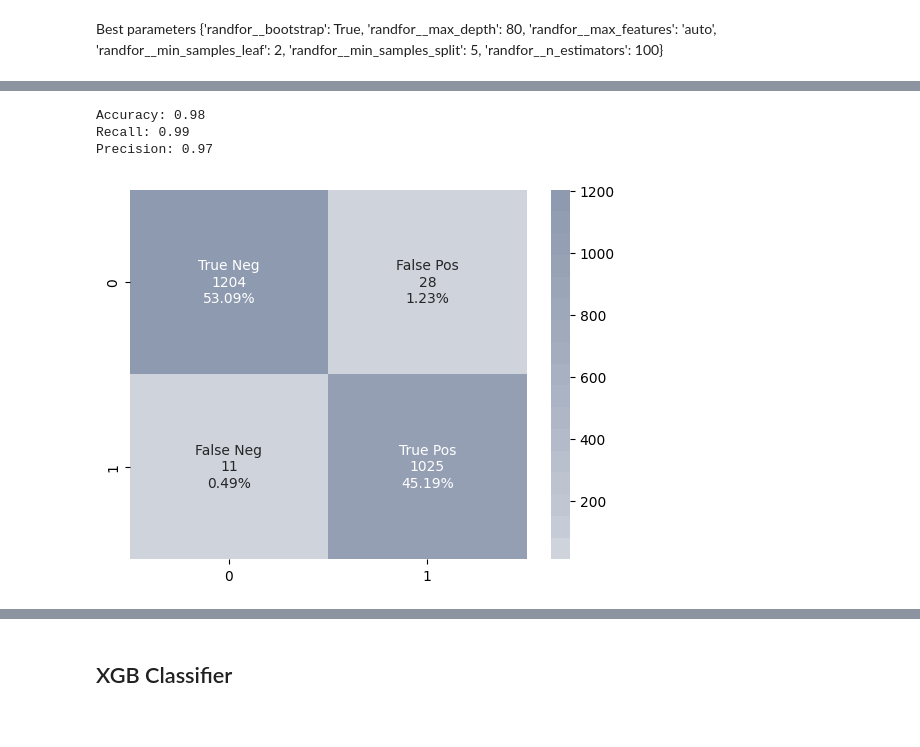
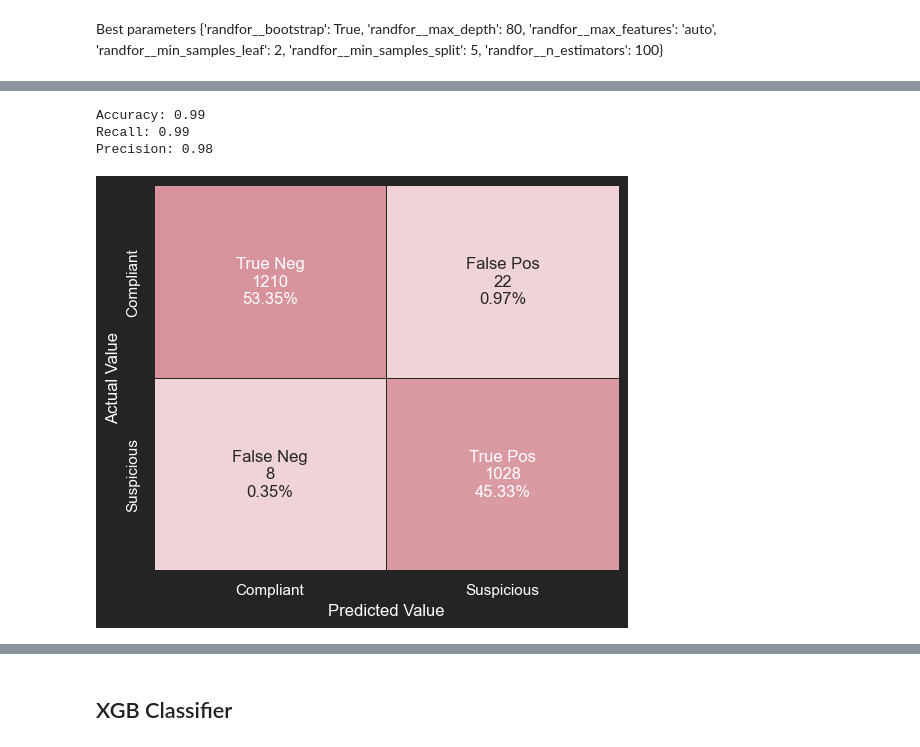
Before and after one commit to scheinmensch/Infringement_Detection_on_Airbnb, a Jupyter notebook: notebooks/Modelling.ipynb, the cells around one changed output, grey strips where cells are left out. Drawn from its saved outputs; the diff is of its cells as text; code cells hidden in the pictures.

```diff
--- a/notebooks/Modelling.ipynb
+++ b/notebooks/Modelling.ipynb
@@ -556,25 +639,39 @@ Pipeline(steps=[('preprocessor',
 # %%
-y_test_predicted_rf = randomforest.predict(X_test)
-print("Accuracy: {:.2f}".format(accuracy_score(y_test, y_test_predicted_rf)))
-print("Recall: {:.2f}".format(recall_score(y_test, y_test_predicted_rf)))
-print("Precision: {:.2f}".format(precision_score(y_test, y_test_predicted_rf)))
+y_test_predicted_rf_final = randomforest.predict(X_test)
+print("Accuracy: {:.2f}".format(accuracy_score(y_test, y_test_predicted_rf_final)))
+print("Recall: {:.2f}".format(recall_score(y_test, y_test_predicted_rf_final)))
+print("Precision: {:.2f}".format(precision_score(y_test, y_test_predicted_rf_final)))
 # %% [output]
-Accuracy: 0.98
+Accuracy: 0.99
 Recall: 0.99
-Precision: 0.97
+Precision: 0.98
 # %%
-cfm_rf = confusion_matrix(y_test, y_test_predicted_rf)
+%matplotlib inline
+cfm_rf_final = confusion_matrix(y_test, y_test_predicted_rf_final)
+fig = plt.figure()
+fig.set_size_inches(6,5)
+sns.set(rc={'axes.facecolor':'#242424','figure.facecolor':'#242424', 'text.color':'white'})
 group_names = ['True Neg','False Pos','False Neg','True Pos']
 group_counts = ['{0:0.0f}'.format(value) for value in
-                cfm_rf.flatten()]
+                cfm_rf_final.flatten()]
 group_percentages = ['{0:.2%}'.format(value) for value in
-                     cfm_rf.flatten()/np.sum(cfm_bl)]
+                     cfm_rf_final.flatten()/np.sum(cfm_rf_final)]
 labels = [f'{v1}\n{v2}\n{v3}' for v1, v2, v3 in
           zip(group_names,group_counts,group_percentages)]
 labels = np.asarray(labels).reshape(2,2)
-sns.heatmap(cfm_rf, annot=labels, fmt='', cmap=c2);
+ax = plt.axes()
+x_axis_labels = ['Compliant', 'Suspicious']
+y_axis_labels = ['Compliant', 'Suspicious']
+sns.heatmap(cfm_rf_final, annot=labels, fmt='', cmap=c2, xticklabels=x_axis_labels, yticklabels=y_axis_labels, linewidth=.5, cbar = False, linecolor='#242424')
+# ax.set_title('Confusion Matrix')
+xlabel = plt.xlabel('Predicted Value')
+ylabel = plt.ylabel('Actual Value')
+xlabel.set_color("white")
+ylabel.set_color("white")
+ax.tick_params(colors='white')
+plt.show();
 # %% [output]
-[figure, old version]
+[figure, new version]
 # %%
 y_test_proba_rf = randomforest.predict_proba(X_test)
 y_test_proba_rf = y_test_proba_rf[:,1]
```
Also changed, not shown: parts of 28 cells of this notebook, 3 other files.
